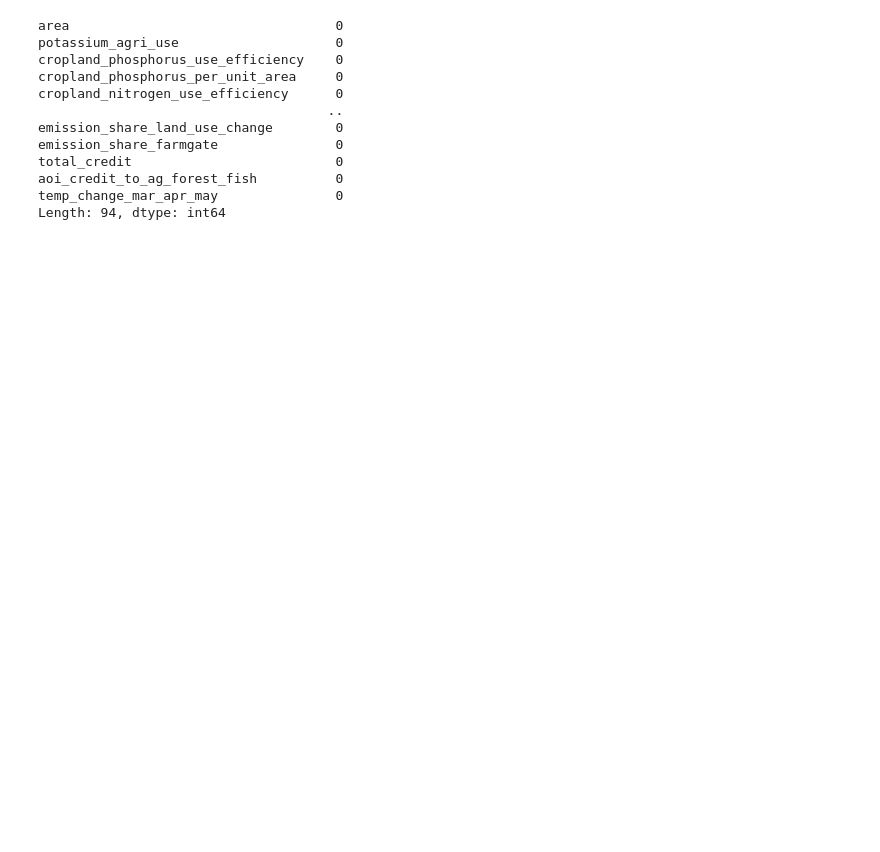
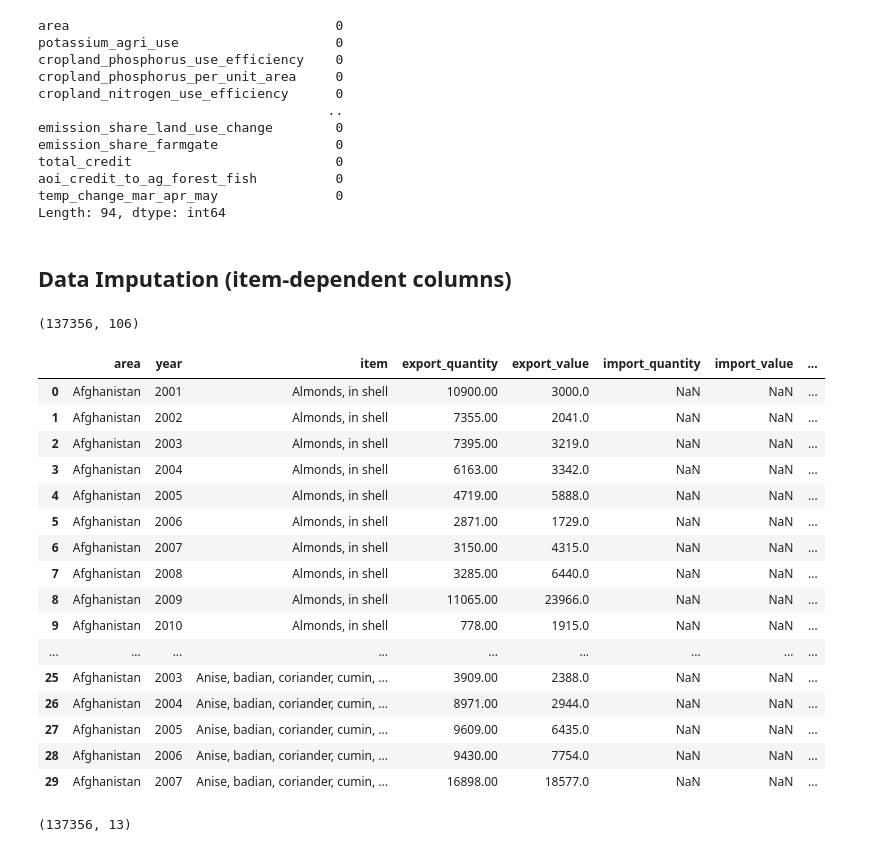
Before and after one commit to Leonidus1995/farmer-prices-forecasting, a Jupyter notebook: dataset_1.ipynb, the cells around one changed output. Cells and saved outputs as stored; diff of their text form; code cells hidden in the pictures; blank space fills up the shorter version.

```diff
--- a/dataset_1.ipynb
+++ b/dataset_1.ipynb
@@ -1355,3 +1671,43 @@ total_credit                          0
 aoi_credit_to_ag_forest_fish          0
 temp_change_mar_apr_may               0
 Length: 94, dtype: int64
+# %% [markdown]
+## Data Imputation (item-dependent columns)
+# %%
+df_filtered.shape
+# %% [output]
+(137356, 106)
+# %%
+# List of columns that are both area- and item-dependent,
+# which we want to remove before further processing.
+cols_area_and_item_dependent = [
+    'item', 'item_code',
+    'export_quantity', 'export_value', 'import_quantity',
+    'import_value', 'area_harvested', 'production', 'yield',
+    'gross_production_value', 'gross_production_index', 'producer_price_index'
+]
+
+df_item_depend = df_filtered[['area', 'year'] + cols_area_and_item_dependent].drop('item_code', axis=1)
+df_item_depend[0:30]
+# %% [output]
+|  | area | year | item | export_quantity | export_value | import_quantity | import_value | ... |
+| 0 | Afghanistan | 2001 | Almonds, in shell | 10900.00 | 3000.0 | NaN | NaN | ... |
+| 1 | Afghanistan | 2002 | Almonds, in shell | 7355.00 | 2041.0 | NaN | NaN | ... |
+| 2 | Afghanistan | 2003 | Almonds, in shell | 7395.00 | 3219.0 | NaN | NaN | ... |
+| 3 | Afghanistan | 2004 | Almonds, in shell | 6163.00 | 3342.0 | NaN | NaN | ... |
+| 4 | Afghanistan | 2005 | Almonds, in shell | 4719.00 | 5888.0 | NaN | NaN | ... |
+| 5 | Afghanistan | 2006 | Almonds, in shell | 2871.00 | 1729.0 | NaN | NaN | ... |
+| 6 | Afghanistan | 2007 | Almonds, in shell | 3150.00 | 4315.0 | NaN | NaN | ... |
+| 7 | Afghanistan | 2008 | Almonds, in shell | 3285.00 | 6440.0 | NaN | NaN | ... |
+| 8 | Afghanistan | 2009 | Almonds, in shell | 11065.00 | 23966.0 | NaN | NaN | ... |
+| 9 | Afghanistan | 2010 | Almonds, in shell | 778.00 | 1915.0 | NaN | NaN | ... |
+| ... | ... | ... | ... | ... | ... | ... | ... | ... |
+| 25 | Afghanistan | 2003 | Anise, badian, coriander, cumin, ... | 3909.00 | 2388.0 | NaN | NaN | ... |
+| 26 | Afghanistan | 2004 | Anise, badian, coriander, cumin, ... | 8971.00 | 2944.0 | NaN | NaN | ... |
+| 27 | Afghanistan | 2005 | Anise, badian, coriander, cumin, ... | 9609.00 | 6435.0 | NaN | NaN | ... |
+| 28 | Afghanistan | 2006 | Anise, badian, coriander, cumin, ... | 9430.00 | 7754.0 | NaN | NaN | ... |
+| 29 | Afghanistan | 2007 | Anise, badian, coriander, cumin, ... | 16898.00 | 18577.0 | NaN | NaN | ... |
+# %%
+df_item_depend.shape
+# %% [output]
+(137356, 13)
```
Also changed, not shown: parts of 34 cells of this notebook, 2 other files.
